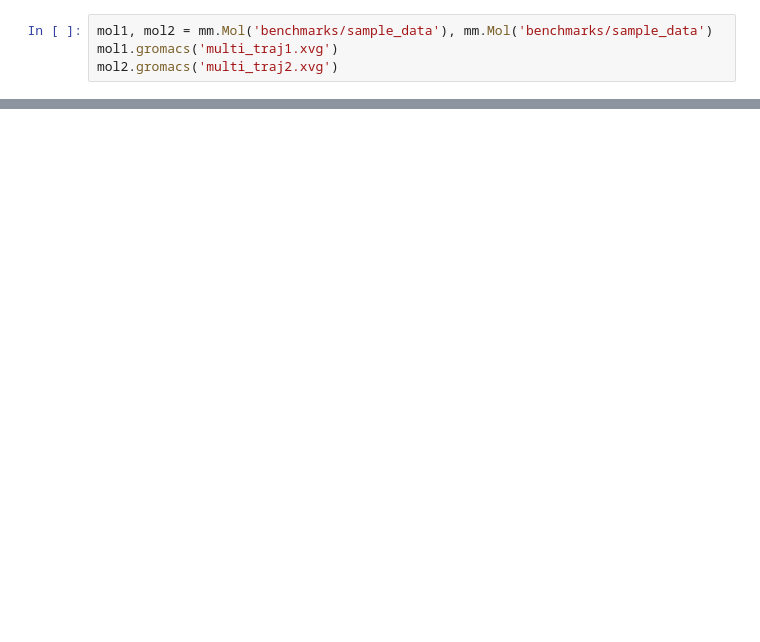
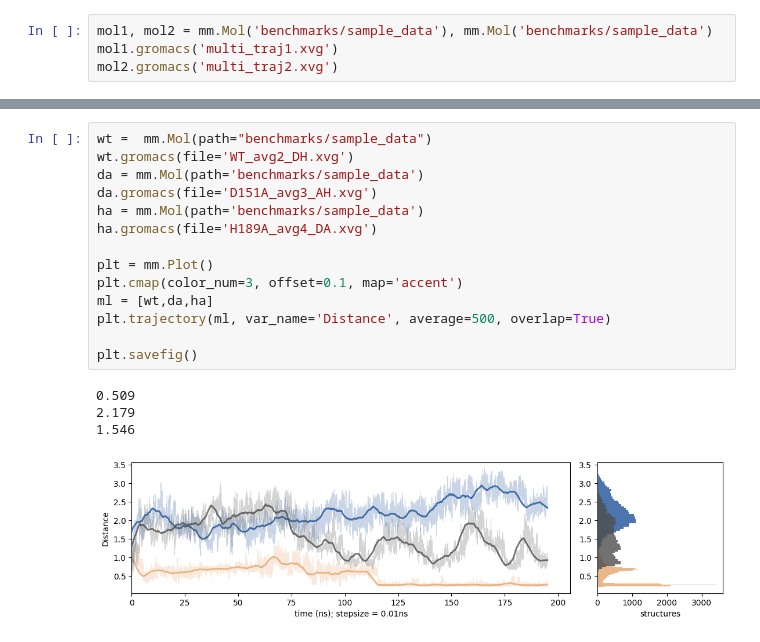
Before and after one commit to marianski-lab/artdep, a Jupyter notebook: benchmarks/trajectories.ipynb, the cells around one changed output, grey strips where cells are left out. Saved outputs shown, nothing was run; the diff lists cells and outputs as text; blank space fills up the shorter version.

Commit message:
datafiles added to benchmark and an example of overlap added to trajectories.ipynb

```diff
--- a/benchmarks/trajectories.ipynb
+++ b/benchmarks/trajectories.ipynb
@@ -52,0 +66,19 @@ plot.trajectory(mol, var_name='Distance', title='Test', calc_qa=True)
+# %%
+wt =  mm.Mol(path="benchmarks/sample_data")
+wt.gromacs(file='WT_avg2_DH.xvg')
+da = mm.Mol(path='benchmarks/sample_data')
+da.gromacs(file='D151A_avg3_AH.xvg')
+ha = mm.Mol(path='benchmarks/sample_data')
+ha.gromacs(file='H189A_avg4_DA.xvg')
+
+plt = mm.Plot()
+plt.cmap(color_num=3, offset=0.1, map='accent')
+ml = [wt,da,ha]
+plt.trajectory(ml, var_name='Distance', average=500, overlap=True)
+
+plt.savefig()
+# %% [output]
+0.509
+2.179
+1.546
+[figure, added]
```
Also changed, not shown: parts of 7 cells of this notebook, 4 other files.
